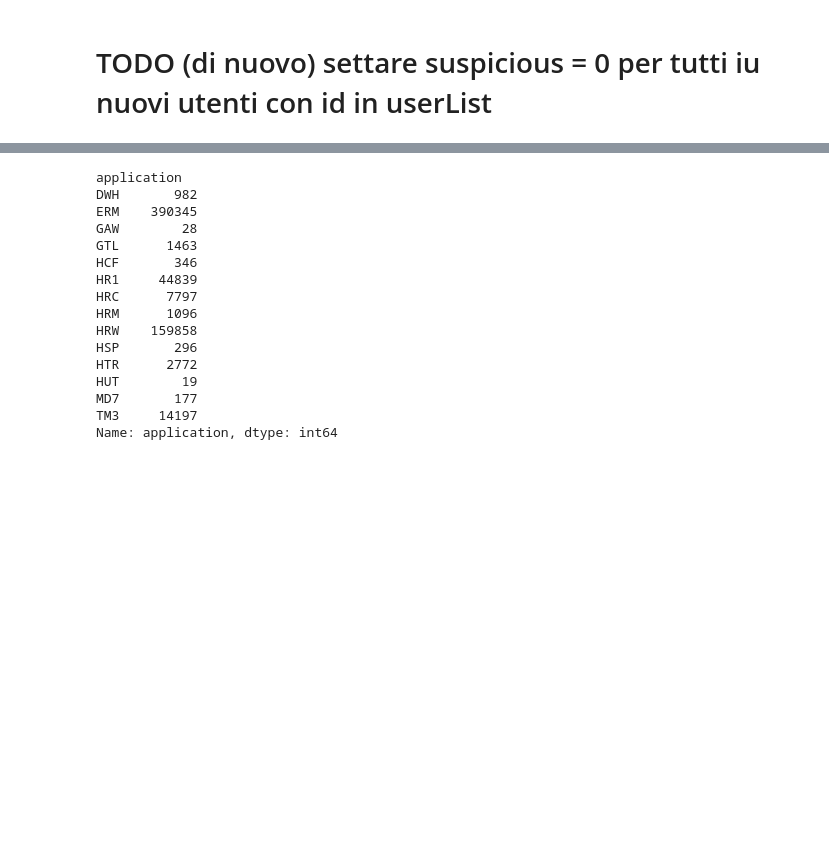
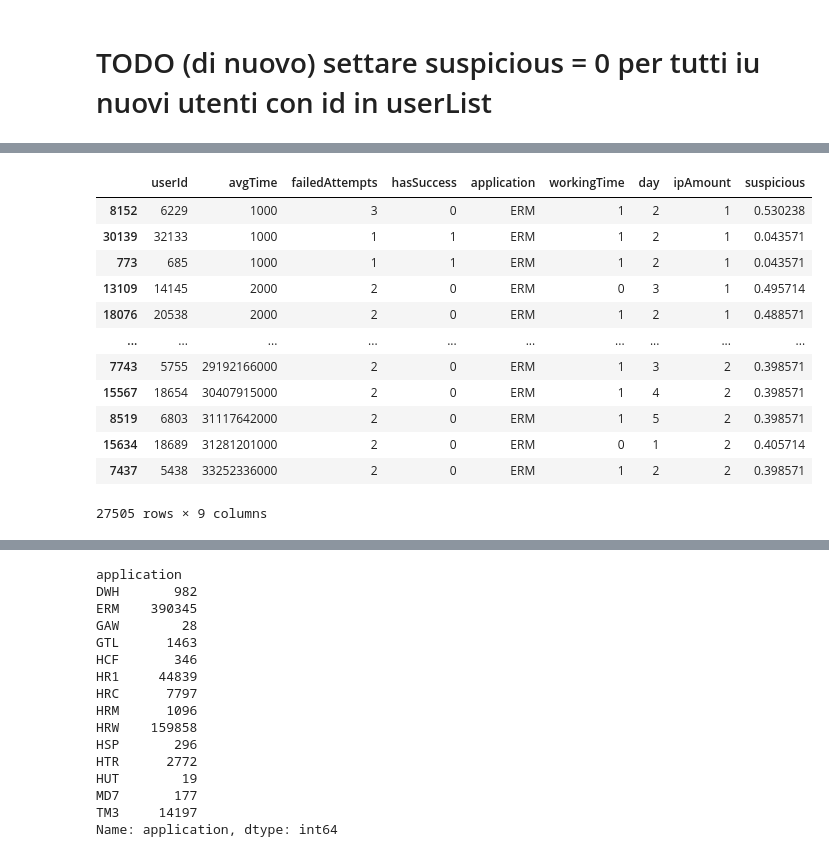
Before and after one commit to carloleo/AI-for-cybersecurity, a Jupyter notebook: AI project.ipynb, the cells around one changed output, grey strips where cells are left out. Drawn from its saved outputs; the diff is of its cells as text; code cells hidden in the pictures; blank space fills up the shorter version.

```diff
--- a/AI project.ipynb
+++ b/AI project.ipynb
@@ -461,0 +551,2 @@ df_series[df_series["hasSuccess"] & df_series["failedAttempts"] == 1]
+# %%
+df_series['suspicious'] = df_series.apply(lambda row : suspicious(row), axis=1)
@@ -462,3 +568,19 @@ df_series[df_series["hasSuccess"] & df_series["failedAttempts"] == 1]
+# %%
+df_series[df_series["avgTime"] != 0].sort_values(by=['avgTime'])
+# %% [output]
+|  | userId | avgTime | failedAttempts | hasSuccess | application | workingTime | day | ipAmount | suspicious |
+| 8152 | 6229 | 1000 | 3 | 0 | ERM | 1 | 2 | 1 | 0.530238 |
+| 30139 | 32133 | 1000 | 1 | 1 | ERM | 1 | 2 | 1 | 0.043571 |
+| 773 | 685 | 1000 | 1 | 1 | ERM | 1 | 2 | 1 | 0.043571 |
+| 13109 | 14145 | 2000 | 2 | 0 | ERM | 0 | 3 | 1 | 0.495714 |
+| 18076 | 20538 | 2000 | 2 | 0 | ERM | 1 | 2 | 1 | 0.488571 |
+| ... | ... | ... | ... | ... | ... | ... | ... | ... | ... |
+| 7743 | 5755 | 29192166000 | 2 | 0 | ERM | 1 | 3 | 2 | 0.398571 |
+| 15567 | 18654 | 30407915000 | 2 | 0 | ERM | 1 | 4 | 2 | 0.398571 |
+| 8519 | 6803 | 31117642000 | 2 | 0 | ERM | 1 | 5 | 2 | 0.398571 |
+| 15634 | 18689 | 31281201000 | 2 | 0 | ERM | 0 | 1 | 2 | 0.405714 |
+| 7437 | 5438 | 33252336000 | 2 | 0 | ERM | 1 | 2 | 2 | 0.398571 |
+27505 rows × 9 columns
 # %% [markdown]
 suspicious --> range [0,1]
 - 0 se non è un login sospetto
```
Also changed, not shown: parts of 17 cells of this notebook.
